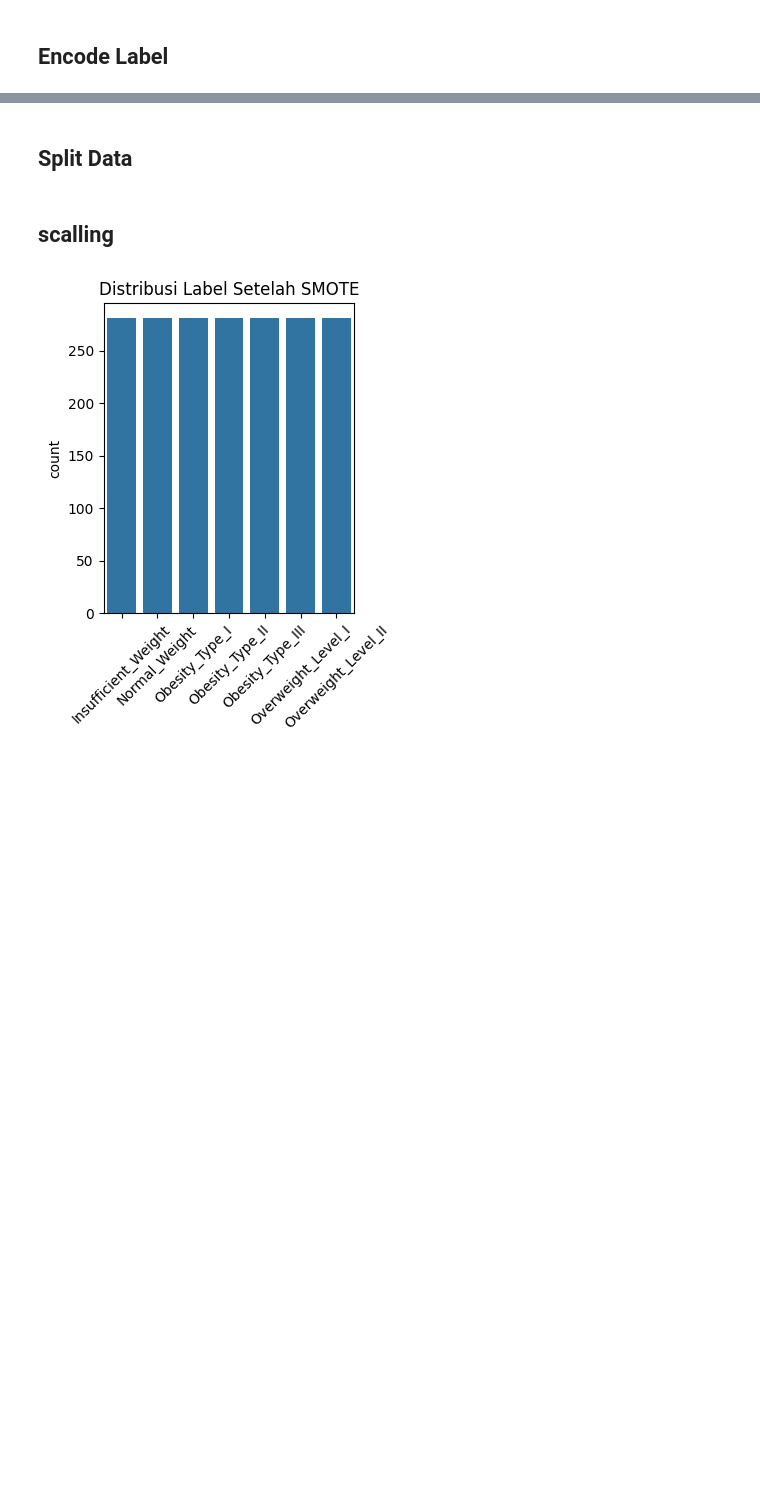
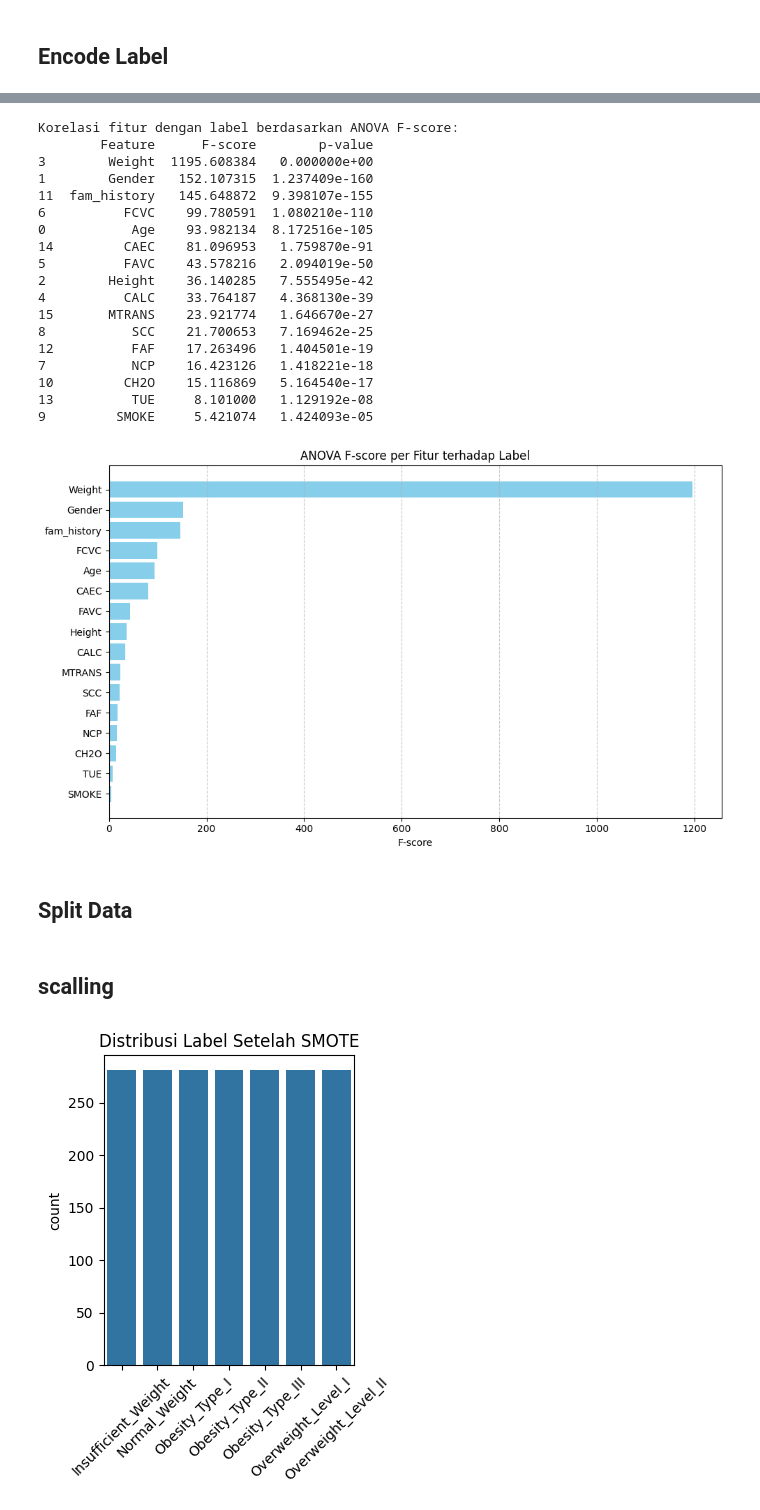
Before and after one commit to Syd001978/CAPSTONE-BengkelKoding-a112214247, a Jupyter notebook: Preprocessing_Capstone.ipynb, the cells around one changed output, grey strips where cells are left out. Drawn from its saved outputs; the diff is of its cells as text; code cells hidden in the pictures; blank space fills up the shorter version.

```diff
--- a/Preprocessing_Capstone.ipynb
+++ b/Preprocessing_Capstone.ipynb
@@ -270,3 +290,59 @@ Mapping label asli ke encoded: {'Insufficient_Weight': np.int64(0), 'Normal_Weig
+# %%
+from sklearn.preprocessing import LabelEncoder
+from sklearn.feature_selection import f_classif
+import pandas as pd
+import matplotlib.pyplot as plt
+
+# Encode target label
+le_target = LabelEncoder()
+y_encoded = le_target.fit_transform(df['NObeyesdad'])
+
+# Pisahkan fitur
+X_features = df.drop('NObeyesdad', axis=1)
+
+# Hitung F-score ANOVA
+f_scores, p_values = f_classif(X_features, y_encoded)
+
+# Simpan ke DataFrame
+anova_df = pd.DataFrame({
+    'Feature': X_features.columns,
+    'F-score': f_scores,
+    'p-value': p_values
+}).sort_values(by='F-score', ascending=False)
+
+# Tampilkan tabel korelasi
+print("Korelasi fitur dengan label berdasarkan ANOVA F-score:")
+print(anova_df)
+
+# Visualisasi dengan horizontal bar plot
+plt.figure(figsize=(10, 6))
+plt.barh(anova_df['Feature'], anova_df['F-score'], color='skyblue')
+plt.xlabel('F-score')
+plt.title('ANOVA F-score per Fitur terhadap Label')
+plt.gca().invert_yaxis()  # Fitur tertinggi di atas
+plt.grid(axis='x', linestyle='--', alpha=0.7)
+plt.tight_layout()
+plt.show()
+# %% [output]
+Korelasi fitur dengan label berdasarkan ANOVA F-score:
+        Feature      F-score        p-value
+3        Weight  1195.608384   0.000000e+00
+1        Gender   152.107315  1.237409e-160
+11  fam_history   145.648872  9.398107e-155
+6          FCVC    99.780591  1.080210e-110
+0           Age    93.982134  8.172516e-105
+14         CAEC    81.096953   1.759870e-91
+5          FAVC    43.578216   2.094019e-50
+2        Height    36.140285   7.555495e-42
+4          CALC    33.764187   4.368130e-39
+15       MTRANS    23.921774   1.646670e-27
+8           SCC    21.700653   7.169462e-25
+12          FAF    17.263496   1.404501e-19
+7           NCP    16.423126   1.418221e-18
+10         CH2O    15.116869   5.164540e-17
+13          TUE     8.101000   1.129192e-08
+9         SMOKE     5.421074   1.424093e-05
+[figure, added]
 # %% [markdown]
 ## Split Data
 # %%
```
Also changed, not shown: parts of 14 cells of this notebook.
